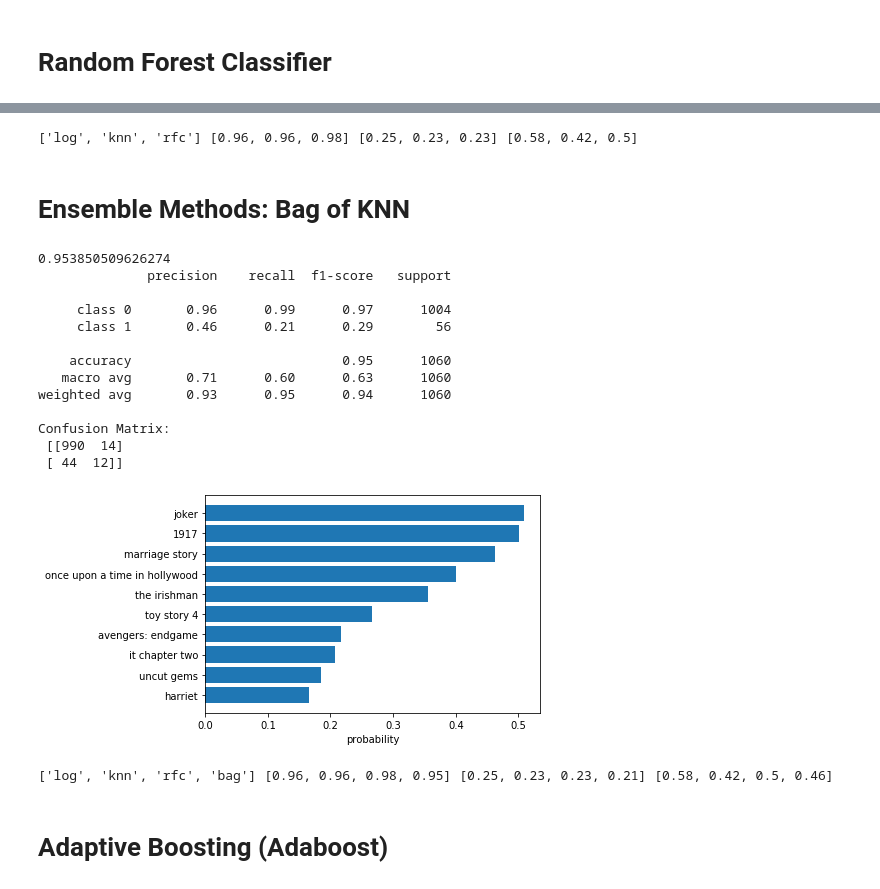
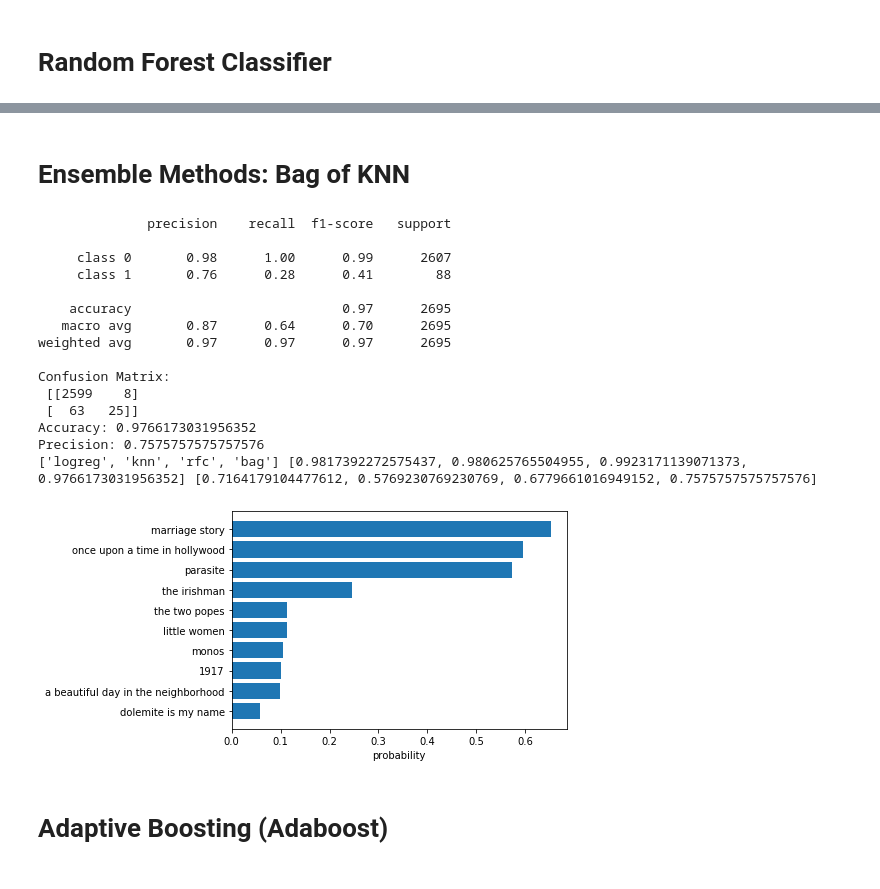
Before and after one commit to ronsg83/Capstone-1, a Jupyter notebook: 4_Prediction.ipynb, the cells around one changed output, grey strips where cells are left out. Cells and saved outputs as stored; diff of their text form; code cells hidden in the pictures.

```diff
--- a/4_Prediction.ipynb
+++ b/4_Prediction.ipynb
@@ -283,4 +338,14 @@ plt.barh(x['title'], x['predicted_probability_knn'])
 plt.xlabel('probability')
 print(classification_report(y_test, y_pred, target_names=target_names))
 print("Confusion Matrix:\n", confusion_matrix(y_test, y_pred))
+
+
+acc_score = knn_cv.score(X, y)
+prec_score = precision_score(y_test, y_pred, labels= 'class 1')
+print("Accuracy:", acc_score)
+print("Precision:",prec_score)
+name.append('knn')
+precision.append(prec_score)
+accuracy.append(acc_score)
+print(name, accuracy, precision)
 # %% [output]
@@ -302,6 +369,0 @@ Confusion Matrix:
-# %%
-name.append('knn')
-accuracy.append(0.96)
-recall.append(0.23)
-precision.append(0.42)
-print(name, accuracy, recall, precision)
@@ -327,9 +387,18 @@ target_names = ['class 0', 'class 1']
 clear_output()
 x = x.iloc[::-1,:]
 print(rfc_cv.best_params_)
-print(rfc_cv.score(X, y))
 plt.barh(x['title'], x['predicted_probability_rfc'])
 plt.xlabel('probability')
 print(classification_report(y_test, y_pred, target_names=target_names))
 print("Confusion Matrix:\n", confusion_matrix(y_test, y_pred))
+
+
+acc_score = rfc_cv.score(X, y)
+prec_score = precision_score(y_test, y_pred, labels= 'class 1')
+print("Accuracy:", acc_score)
+print("Precision:",prec_score)
+name.append('rfc')
+precision.append(prec_score)
+accuracy.append(acc_score)
+print(name, accuracy, precision)
 # %% [output]
@@ -351,58 +422,53 @@ Confusion Matrix:
-# %%
-name.append('rfc')
-accuracy.append(0.98)
-recall.append(0.23)
-precision.append(0.50)
-print(name, accuracy, recall, precision)
-# %% [output]
-['log', 'knn', 'rfc'] [0.96, 0.96, 0.98] [0.25, 0.23, 0.23] [0.58, 0.42, 0.5]
 # %% [markdown]
 # Ensemble Methods: Bag of KNN
 # %%
 bag = BaggingClassifier(base_estimator=KNeighborsClassifier(n_neighbors=10), n_estimators=100, random_state=42)
 bag.fit(X, y)
 y_pred = bag.predict(X_2019)
 y_prob = bag.predict_proba(X_2019)
 DFX_2019.loc[:,'predicted_probability_bag'] = y_prob[:,1]
 clear_output()
 x = DFX_2019.sort_values(by='predicted_probability_bag', ascending=False).head(10)
 
 
 ### Performance evaluation
 bag.fit(X_train, y_train)
 y_pred = bag.predict(X_test)
 target_names = ['class 0', 'class 1']
 clear_output()
 x = x.iloc[::-1,:]
 # print(bag.best_params_)
-print(bag.score(X, y))
 plt.barh(x['title'], x['predicted_probability_bag'])
 plt.xlabel('probability')
 print(classification_report(y_test, y_pred, target_names=target_names))
 print("Confusion Matrix:\n", confusion_matrix(y_test, y_pred))
+
+
+acc_score = bag.score(X, y)
+prec_score = precision_score(y_test, y_pred, labels= 'class 1')
+print("Accuracy:", acc_score)
+print("Precision:",prec_score)
+name.append('bag')
+precision.append(prec_score)
+accuracy.append(acc_score)
+print(name, accuracy, precision)
 # %% [output]
-0.953850509626274
               precision    recall  f1-score   support
 
-     class 0       0.96      0.99      0.97      1004
-     class 1       0.46      0.21      0.29        56
+     class 0       0.98      1.00      0.99      2607
+     class 1       0.76      0.28      0.41        88
 
-    accuracy                           0.95      1060
-   macro avg       0.71      0.60      0.63      1060
-weighted avg       0.93      0.95      0.94      1060
+    accuracy                           0.97      2695
+   macro avg       0.87      0.64      0.70      2695
+weighted avg       0.97      0.97      0.97      2695
 
 Confusion Matrix:
- [[990  14]
- [ 44  12]]
+ [[2599    8]
+ [  63   25]]
+Accuracy: 0.9766173031956352
+Precision: 0.7575757575757576
+['logreg', 'knn', 'rfc', 'bag'] [0.9817392272575437, 0.980625765504955, 0.9923171139071373, 0.9766173031956352] [0.7164179104477612, 0.5769230769230769, 0.6779661016949152, 0.7575757575757576]
-[figure, old version]
+[figure, new version]
-# %%
-name.append('bag')
-accuracy.append(0.95)
-recall.append(0.21)
-precision.append(0.46)
-print(name, accuracy, recall, precision)
-# %% [output]
-['log', 'knn', 'rfc', 'bag'] [0.96, 0.96, 0.98, 0.95] [0.25, 0.23, 0.23, 0.21] [0.58, 0.42, 0.5, 0.46]
 # %% [markdown]
 # Adaptive Boosting (Adaboost)
 # %%
```
Also changed, not shown: parts of 32 cells of this notebook.
